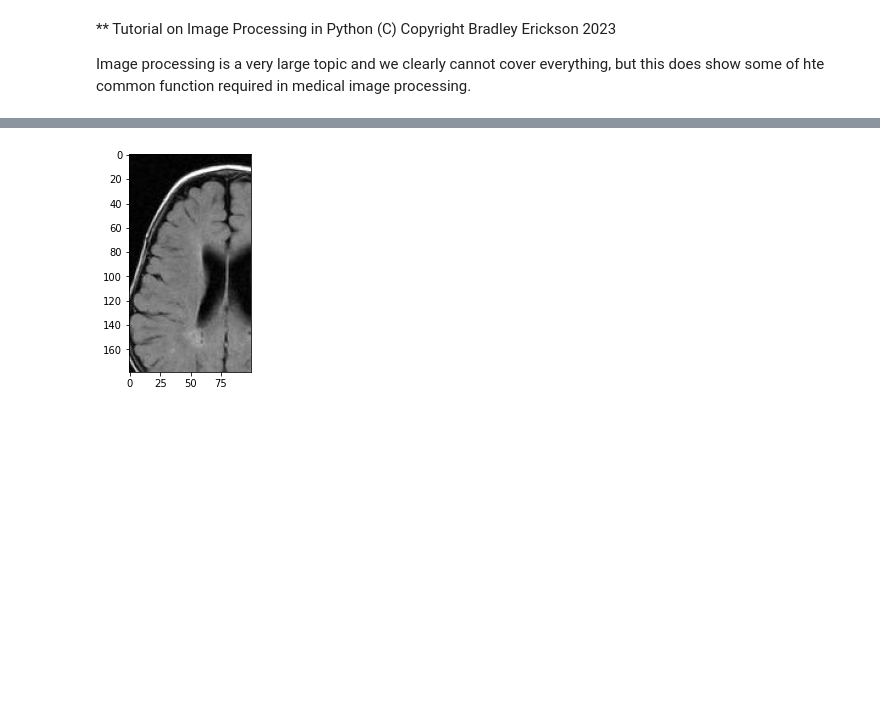
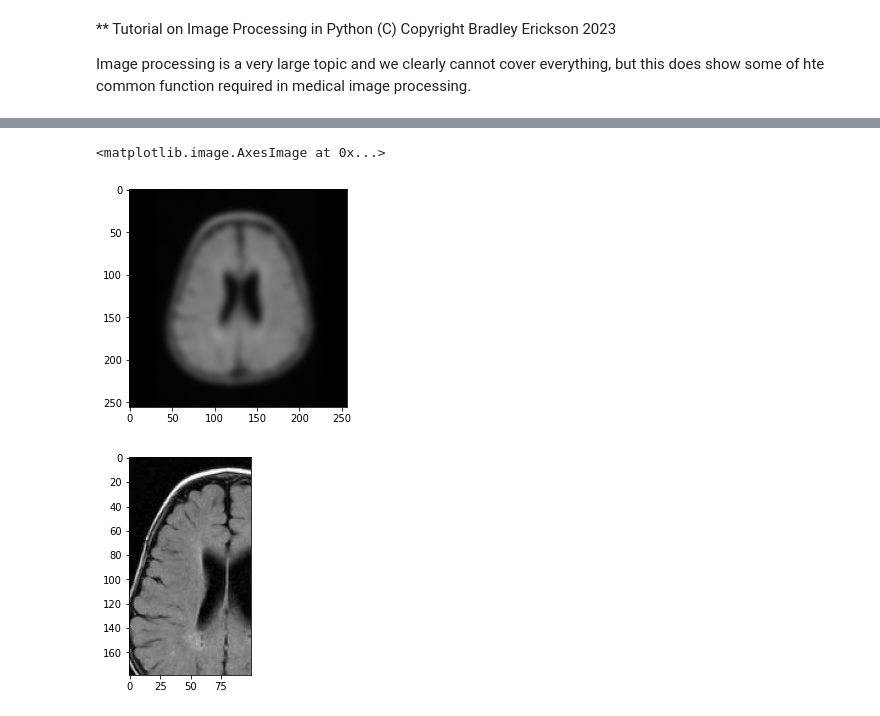
Before and after one commit to RSNA/AI-Deep-Learning-Lab-2019, a Jupyter notebook: ImageProcessingAndDICOM.ipynb, the cells around one changed output, grey strips where cells are left out. Drawn from its saved outputs; the diff is of its cells as text; code cells hidden in the pictures; blank space fills up the shorter version.

```diff
--- a/ImageProcessingAndDICOM.ipynb
+++ b/ImageProcessingAndDICOM.ipynb
@@ -54,3 +62,10 @@ T2_Ax_Brain.jpg.2   100%[===================>]   8.27K  --.-KB/s    in 0s
+# %%
+# filter
+filtered = ndimage.gaussian_filter(image, 4)
+plt.imshow(filtered)
+# %% [output]
+<matplotlib.image.AxesImage at 0x...>
+[figure, added]
 # %%
 # crop
 crop_img = image[20:199,50:150,:]    # we have a 2D image. Why is this a 3D array?
```
Also changed, not shown: parts of 19 cells of this notebook.
